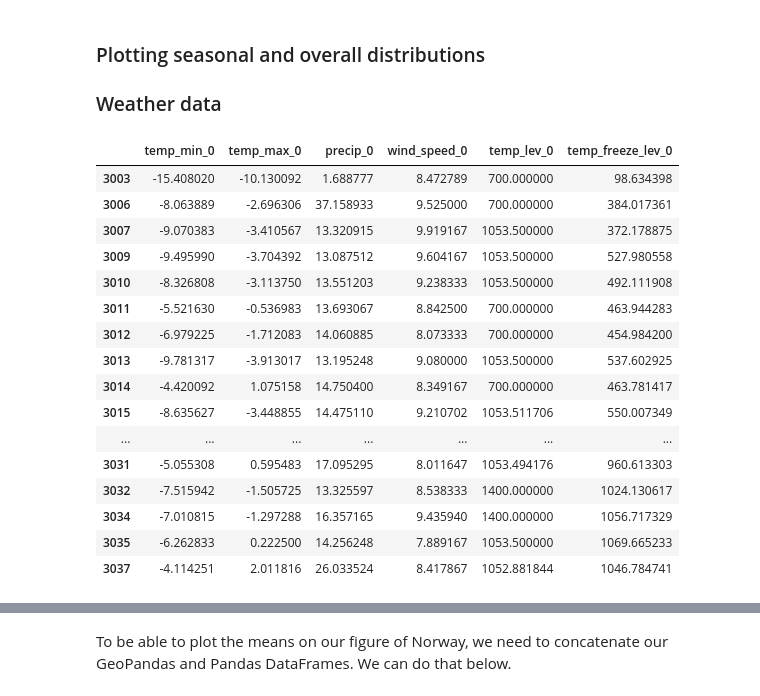
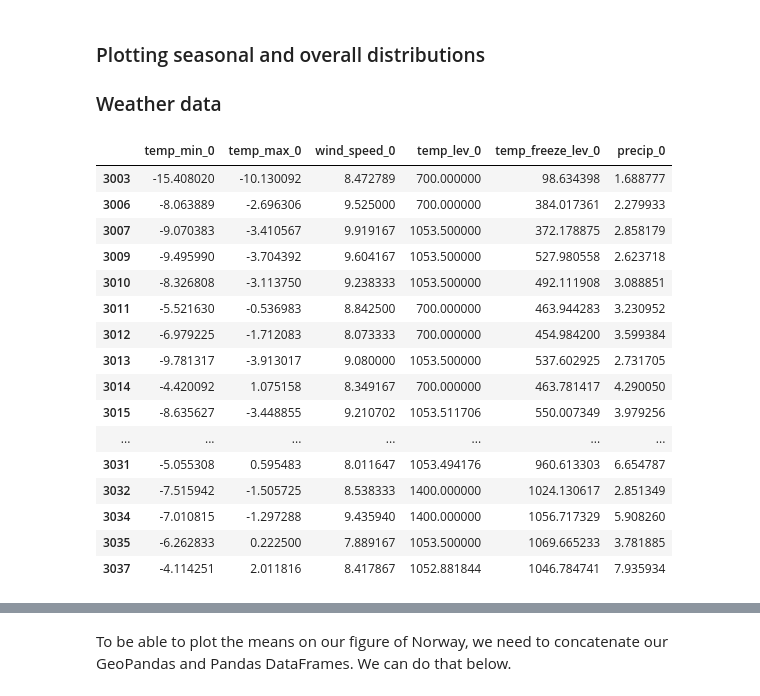
Before and after one commit to NVE/avalanche_ml, a Jupyter notebook: notebooks/analysis/0_distributions.ipynb, the cells around one changed output, grey strips where cells are left out. Saved outputs shown, nothing was run; the diff lists cells and outputs as text; code cells hidden in the pictures.

```diff
--- a/notebooks/analysis/0_distributions.ipynb
+++ b/notebooks/analysis/0_distributions.ipynb
@@ -484,7 +484,7 @@ plt.show()
 ### Plotting seasonal and overall distributions
 ### Weather data
 # %%
-def region_averages(list_of_regions, col_list):
+def region_averages(all_regions, list_of_regions, col_list):
     """
     Calculate average values for every column in col_list
 
@@ -499,40 +499,67 @@ def region_averages(list_of_regions, col_list):
         df(DataFrame): a Pandas DataFrame containing the means for each region in
         list_of_regions and every column in col_list
     """
+    # the precip column has very high anomolous values that we will need to take
+    # care of separately if they are passed in
+    precip_flag = 'precip_0' in col_list
+    if precip_flag:
+        col_list.remove('precip_0')
+
     first_index = list_of_regions[0]
-    df = pd.DataFrame(regions.loc[first_index][col_list].mean()).T
+    df = pd.DataFrame(all_regions.loc[first_index][col_list].mean()).T
     df.index = [first_index]
 
     for i in range(1, len(list_of_regions)):
         index = list_of_regions[i]
-        temp = pd.DataFrame(regions.loc[index][col_list].mean()).T
+        temp = pd.DataFrame(all_regions.loc[index][col_list].mean()).T
         temp.index= [index]
 
         df = pd.concat([df, temp])
 
+    # if precip_flag is true, we need to append the precip values
+    # this is the same method as above, but we need to remove the anomalous values
+    if precip_flag:
+        all_precip = all_regions['precip_0']
+        keep_precip = np.where(all_precip < 5000)[0]
+        all_precip = all_precip.iloc[keep_precip]
+
+        first_index = list_of_regions[0]
+        precip = pd.DataFrame({all_precip.loc[first_index].mean()}, columns=['precip_0'], index=[first_index])
+
+        for i in range(1, len(list_of_regions)):
+            index = list_of_regions[i]
+            temp = pd.DataFrame({all_precip.loc[index].mean()}, columns=['precip_0'], index=[index])
+            precip = pd.concat([precip, temp])
+
+        # we need to add the precip column back into our list of columns
+        col_list.append('precip_0')
+
+        # and then concatenate our two dataframes together
+        df = pd.concat([df, precip], axis=1)
+
     return df
 # %%
 plot_list = ['temp_min_0', 'temp_max_0', 'precip_0', 'wind_speed_0', 'temp_lev_0', 'temp_freeze_lev_0']
-wx_means = region_averages(regions_list_sub, plot_list)
+wx_means = region_averages(regions, regions_list_sub, plot_list)
 wx_means
 # %% [output]
-|  | temp_min_0 | temp_max_0 | precip_0 | wind_speed_0 | temp_lev_0 | temp_freeze_lev_0 |
-| 3003 | -15.408020 | -10.130092 | 1.688777 | 8.472789 | 700.000000 | 98.634398 |
-| 3006 | -8.063889 | -2.696306 | 37.158933 | 9.525000 | 700.000000 | 384.017361 |
-| 3007 | -9.070383 | -3.410567 | 13.320915 | 9.919167 | 1053.500000 | 372.178875 |
-| 3009 | -9.495990 | -3.704392 | 13.087512 | 9.604167 | 1053.500000 | 527.980558 |
-| 3010 | -8.326808 | -3.113750 | 13.551203 | 9.238333 | 1053.500000 | 492.111908 |
-| 3011 | -5.521630 | -0.536983 | 13.693067 | 8.842500 | 700.000000 | 463.944283 |
-| 3012 | -6.979225 | -1.712083 | 14.060885 | 8.073333 | 700.000000 | 454.984200 |
-| 3013 | -9.781317 | -3.913017 | 13.195248 | 9.080000 | 1053.500000 | 537.602925 |
-| 3014 | -4.420092 | 1.075158 | 14.750400 | 8.349167 | 700.000000 | 463.781417 |
-| 3015 | -8.635627 | -3.448855 | 14.475110 | 9.210702 | 1053.511706 | 550.007349 |
+|  | temp_min_0 | temp_max_0 | wind_speed_0 | temp_lev_0 | temp_freeze_lev_0 | precip_0 |
+| 3003 | -15.408020 | -10.130092 | 8.472789 | 700.000000 | 98.634398 | 1.688777 |
+| 3006 | -8.063889 | -2.696306 | 9.525000 | 700.000000 | 384.017361 | 2.279933 |
+| 3007 | -9.070383 | -3.410567 | 9.919167 | 1053.500000 | 372.178875 | 2.858179 |
+| 3009 | -9.495990 | -3.704392 | 9.604167 | 1053.500000 | 527.980558 | 2.623718 |
+| 3010 | -8.326808 | -3.113750 | 9.238333 | 1053.500000 | 492.111908 | 3.088851 |
+| 3011 | -5.521630 | -0.536983 | 8.842500 | 700.000000 | 463.944283 | 3.230952 |
+| 3012 | -6.979225 | -1.712083 | 8.073333 | 700.000000 | 454.984200 | 3.599384 |
+| 3013 | -9.781317 | -3.913017 | 9.080000 | 1053.500000 | 537.602925 | 2.731705 |
+| 3014 | -4.420092 | 1.075158 | 8.349167 | 700.000000 | 463.781417 | 4.290050 |
+| 3015 | -8.635627 | -3.448855 | 9.210702 | 1053.511706 | 550.007349 | 3.979256 |
 | ... | ... | ... | ... | ... | ... | ... |
-| 3031 | -5.055308 | 0.595483 | 17.095295 | 8.011647 | 1053.494176 | 960.613303 |
-| 3032 | -7.515942 | -1.505725 | 13.325597 | 8.538333 | 1400.000000 | 1024.130617 |
-| 3034 | -7.010815 | -1.297288 | 16.357165 | 9.435940 | 1400.000000 | 1056.717329 |
-| 3035 | -6.262833 | 0.222500 | 14.256248 | 7.889167 | 1053.500000 | 1069.665233 |
-| 3037 | -4.114251 | 2.011816 | 26.033524 | 8.417867 | 1052.881844 | 1046.784741 |
+| 3031 | -5.055308 | 0.595483 | 8.011647 | 1053.494176 | 960.613303 | 6.654787 |
+| 3032 | -7.515942 | -1.505725 | 8.538333 | 1400.000000 | 1024.130617 | 2.851349 |
+| 3034 | -7.010815 | -1.297288 | 9.435940 | 1400.000000 | 1056.717329 | 5.908260 |
+| 3035 | -6.262833 | 0.222500 | 7.889167 | 1053.500000 | 1069.665233 | 3.781885 |
+| 3037 | -4.114251 | 2.011816 | 8.417867 | 1052.881844 | 1046.784741 | 7.935934 |
 # %%
 plot_region_weather(wx_means, plot_list)
 # %% [output]
```
Also changed, not shown: parts of 4 cells of this notebook.
